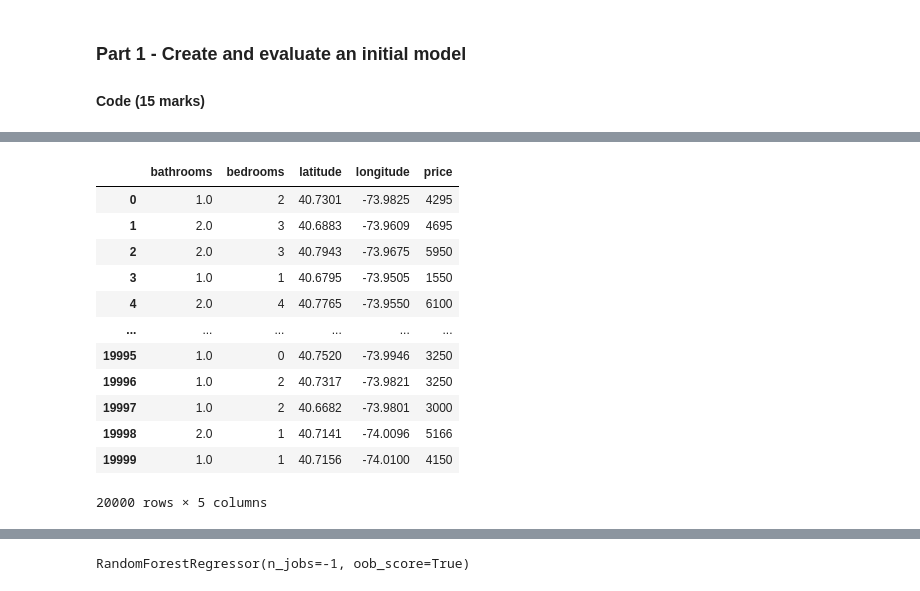
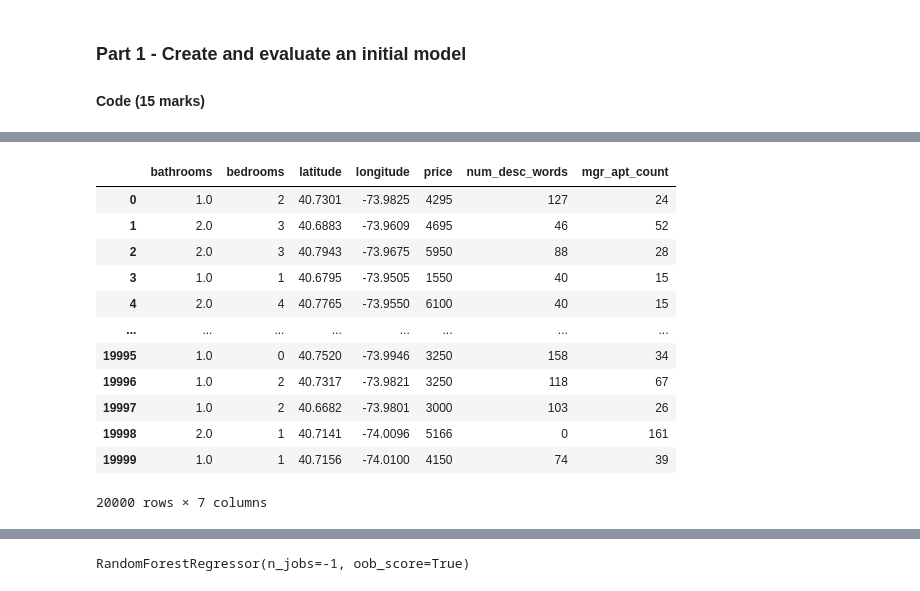
Before and after one commit to educbd/ML_, a Jupyter notebook: Graded_Lab_1.ipynb, the cells around one changed output, grey strips where cells are left out. Cells and saved outputs as stored; diff of their text form; code cells hidden in the pictures.

```diff
--- a/Graded_Lab_1.ipynb
+++ b/Graded_Lab_1.ipynb
@@ -88,22 +87,22 @@ memory usage: 2.4+ MB
 # %%
 # --- CREATING AN INITIAL MODEL ---
 # We are using only relevant features for the overal objective of this project:
-rent_14 = rent_14.drop(['building_id', 'created', 'description', 'display_address', 'features', 'manager_id', 'photos', 'street_address', 'num_desc_words', 'mgr_apt_count', 'interest_level'], axis=1)
+rent_14 = rent_14.drop(['building_id', 'created', 'description', 'display_address', 'features', 'manager_id', 'photos', 'street_address', 'interest_level'], axis=1)
 rent_14
 # %% [output]
-|  | bathrooms | bedrooms | latitude | longitude | price |
-| 0 | 1.0 | 2 | 40.7301 | -73.9825 | 4295 |
-| 1 | 2.0 | 3 | 40.6883 | -73.9609 | 4695 |
-| 2 | 2.0 | 3 | 40.7943 | -73.9675 | 5950 |
-| 3 | 1.0 | 1 | 40.6795 | -73.9505 | 1550 |
-| 4 | 2.0 | 4 | 40.7765 | -73.9550 | 6100 |
-| ... | ... | ... | ... | ... | ... |
-| 19995 | 1.0 | 0 | 40.7520 | -73.9946 | 3250 |
-| 19996 | 1.0 | 2 | 40.7317 | -73.9821 | 3250 |
-| 19997 | 1.0 | 2 | 40.6682 | -73.9801 | 3000 |
-| 19998 | 2.0 | 1 | 40.7141 | -74.0096 | 5166 |
-| 19999 | 1.0 | 1 | 40.7156 | -74.0100 | 4150 |
+|  | bathrooms | bedrooms | latitude | longitude | price | num_desc_words | mgr_apt_count |
+| 0 | 1.0 | 2 | 40.7301 | -73.9825 | 4295 | 127 | 24 |
+| 1 | 2.0 | 3 | 40.6883 | -73.9609 | 4695 | 46 | 52 |
+| 2 | 2.0 | 3 | 40.7943 | -73.9675 | 5950 | 88 | 28 |
+| 3 | 1.0 | 1 | 40.6795 | -73.9505 | 1550 | 40 | 15 |
+| 4 | 2.0 | 4 | 40.7765 | -73.9550 | 6100 | 40 | 15 |
+| ... | ... | ... | ... | ... | ... | ... | ... |
+| 19995 | 1.0 | 0 | 40.7520 | -73.9946 | 3250 | 158 | 34 |
+| 19996 | 1.0 | 2 | 40.7317 | -73.9821 | 3250 | 118 | 67 |
+| 19997 | 1.0 | 2 | 40.6682 | -73.9801 | 3000 | 103 | 26 |
+| 19998 | 2.0 | 1 | 40.7141 | -74.0096 | 5166 | 0 | 161 |
+| 19999 | 1.0 | 1 | 40.7156 | -74.0100 | 4150 | 74 | 39 |
-20000 rows × 5 columns
+20000 rows × 7 columns
 # %%
 print(rent_14.isnull().any())
 # %% [output]
```
Also changed, not shown: parts of 12 cells of this notebook.
